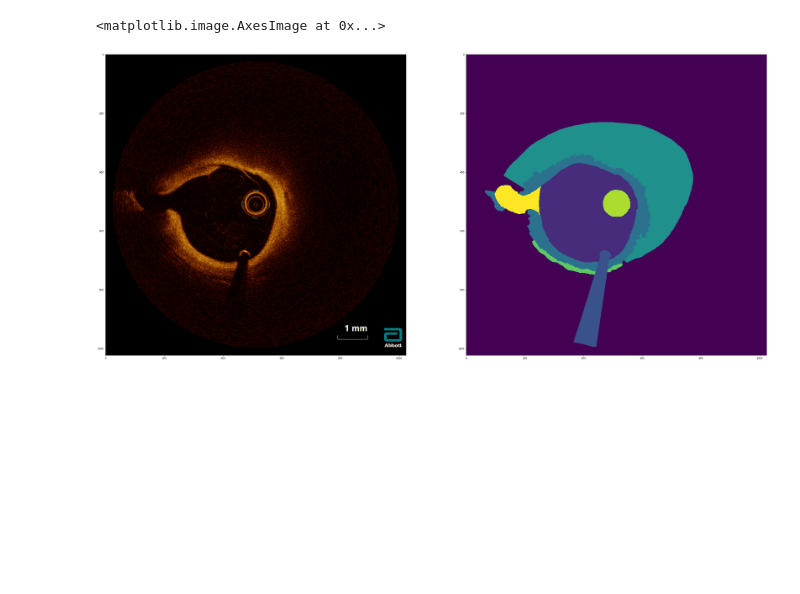
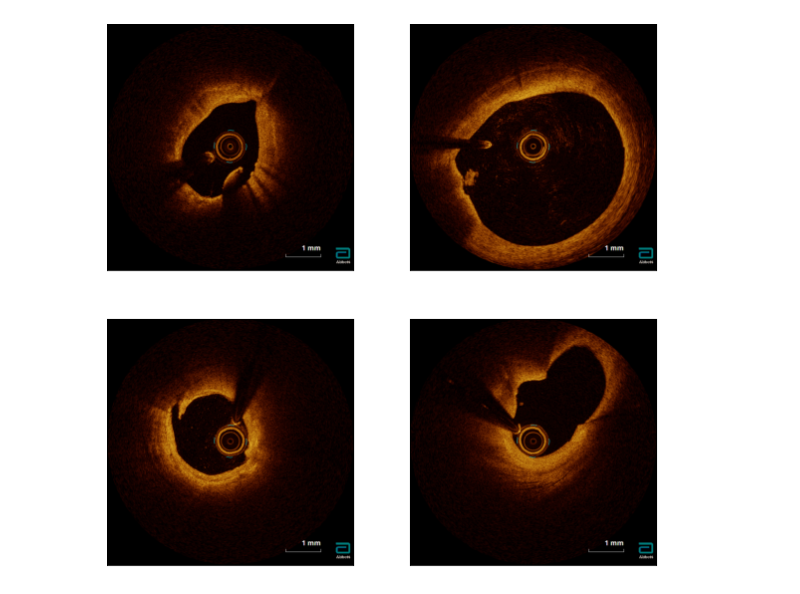
Before and after one commit to Gonzalo2408/CardiacOCT-project, a Jupyter notebook: code/others/imgs_for_presentation.ipynb, the cells around one changed output. Drawn from its saved outputs; the diff is of its cells as text; code cells hidden in the pictures; blank space fills up the shorter version.

```diff
--- a/code/others/imgs_for_presentation.ipynb
+++ b/code/others/imgs_for_presentation.ipynb
@@ -10,4 +14,10 @@ import numpy as np
 # %%
-image = sitk.ReadImage(r'Z:\grodriguez\CardiacOCT\data-original\scans-DICOM\NLD-ISALA-0093.dcm')
-image_pixel_data = sitk.GetArrayFromImage(image)
+image1 = sitk.ReadImage(r'Z:\grodriguez\CardiacOCT\data-original\scans-DICOM\NLD-AMPH-0063.dcm')
+image_pixel_data1 = sitk.GetArrayFromImage(image1)
+# %%
+image2 = sitk.ReadImage(r'Z:\grodriguez\CardiacOCT\data-original\extra-scans-DICOM\NLD-RADB-0007.dcm')
+image_pixel_data2 = sitk.GetArrayFromImage(image2)
+# %%
+image3 = sitk.ReadImage(r'Z:\grodriguez\CardiacOCT\data-original\scans-DICOM\NLD-AMPH-0028.dcm')
+image_pixel_data3 = sitk.GetArrayFromImage(image3)
 # %%
@@ -15,11 +25,21 @@ seg = sitk.ReadImage(r'Z:\grodriguez\CardiacOCT\data-original\segmentations-ORIG
 seg_pixel_data = sitk.GetArrayFromImage(seg)
-# %%
-fig, axes = plt.subplots(1,2,figsize=(50,50))
-
-frame = 280
-
-axes[0].imshow(image_pixel_data[frame,:,:,:])
-axes[1].imshow(seg_pixel_data[frame,:,:])
-# %% [output]
-<matplotlib.image.AxesImage at 0x...>
-[figure, removed]
+# %%
+fig, axes = plt.subplots(2,2,figsize=(10,10))
+
+axes = axes.flatten()
+frame = 300
+
+axes[0].imshow(image_pixel_data1[300,:,:])
+axes[1].imshow(image_pixel_data2[273,:,:,:])
+axes[2].imshow(image_pixel_data3[164,:,:])
+axes[3].imshow(image_pixel_data3[233,:,:])
+axes[0].get_xaxis().set_visible(False)
+axes[0].get_yaxis().set_visible(False)
+axes[1].get_xaxis().set_visible(False)
+axes[1].get_yaxis().set_visible(False)
+axes[2].get_xaxis().set_visible(False)
+axes[2].get_yaxis().set_visible(False)
+axes[3].get_xaxis().set_visible(False)
+axes[3].get_yaxis().set_visible(False)
+# %% [output]
+[figure, added]
```
Also changed, not shown: parts of 3 cells of this notebook, 38 other files.
